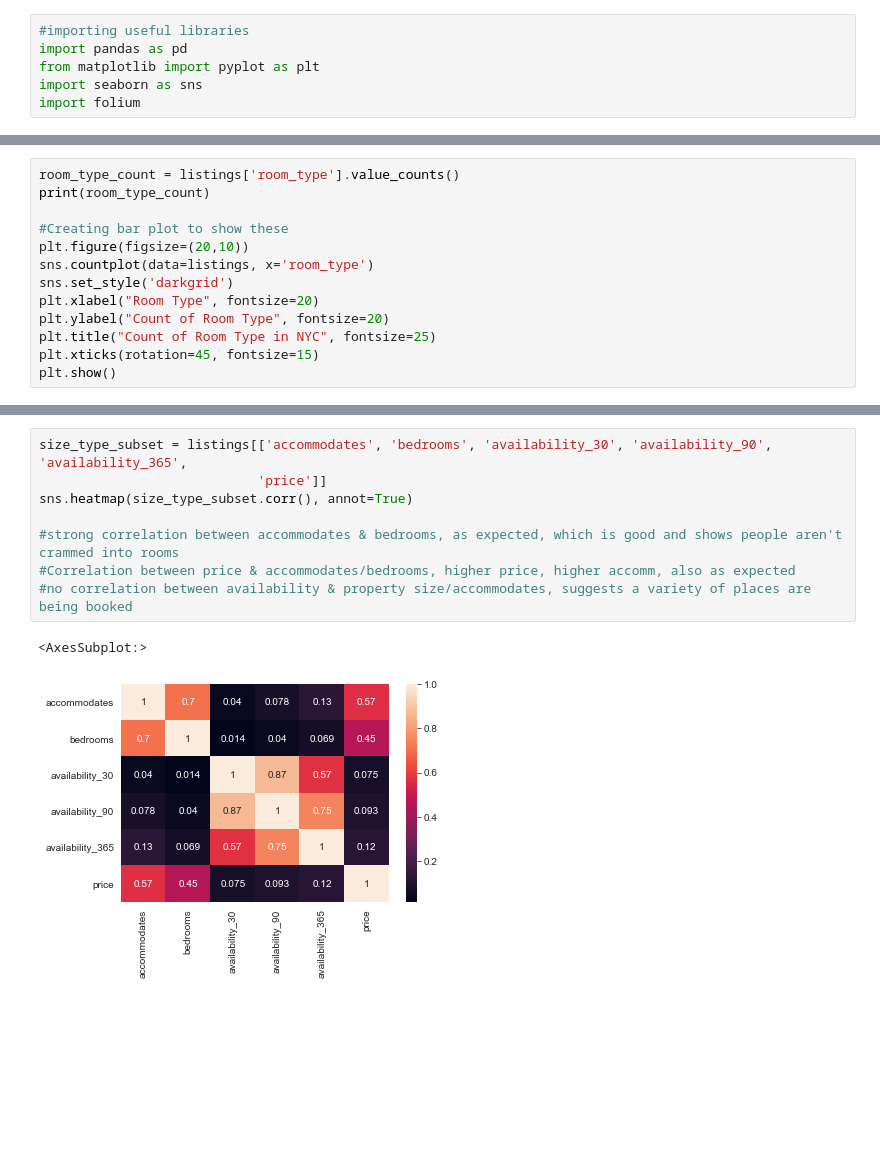
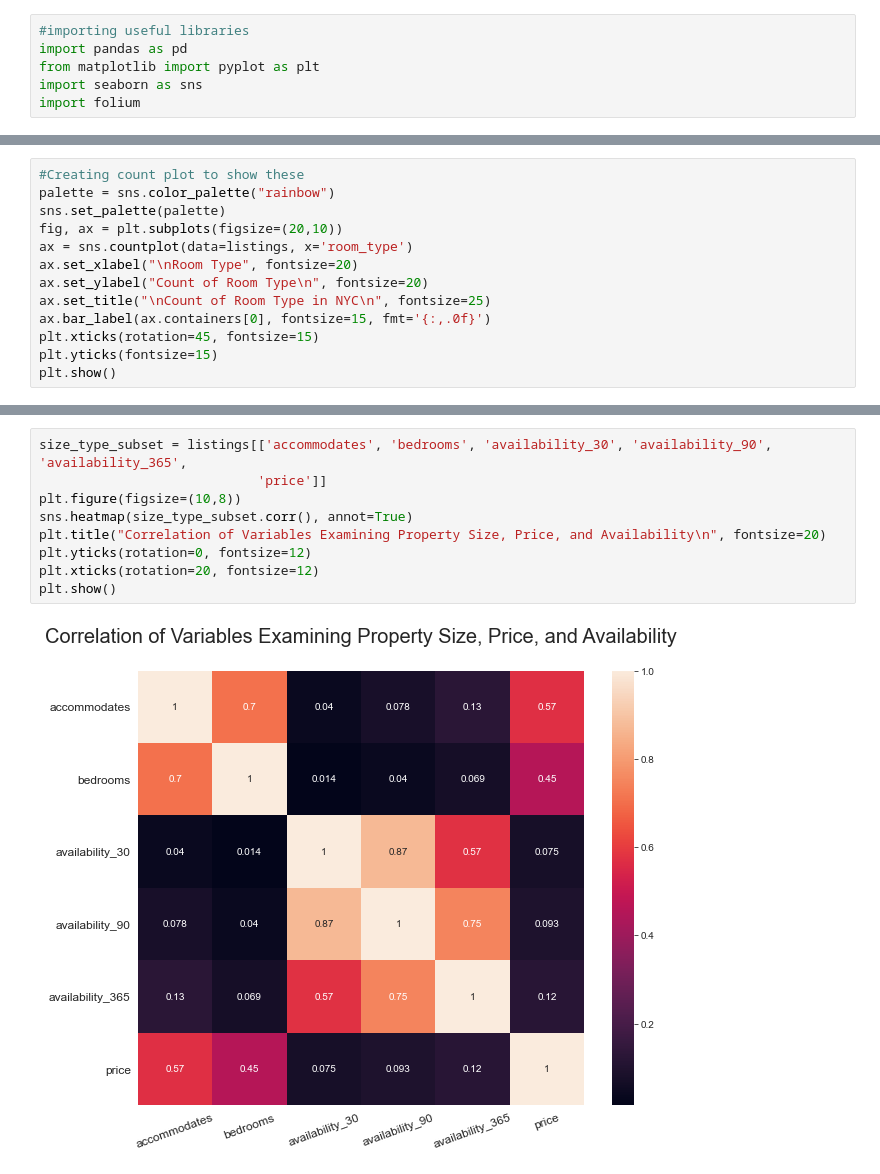
Before and after one commit to rachelastar/airbnb-eda, a Jupyter notebook: Airbnb-EDA.ipynb, the cells around one changed output, grey strips where cells are left out. Drawn from its saved outputs; the diff is of its cells as text; blank space fills up the shorter version.

```diff
--- a/Airbnb-EDA.ipynb
+++ b/Airbnb-EDA.ipynb
@@ -119,14 +143,14 @@ plt.show()
 # %%
-room_type_count = listings['room_type'].value_counts()
-print(room_type_count)
-
-#Creating bar plot to show these
-plt.figure(figsize=(20,10))
-sns.countplot(data=listings, x='room_type')
-sns.set_style('darkgrid')
-plt.xlabel("Room Type", fontsize=20)
-plt.ylabel("Count of Room Type", fontsize=20)
-plt.title("Count of Room Type in NYC", fontsize=25)
+#Creating count plot to show these
+palette = sns.color_palette("rainbow")
+sns.set_palette(palette)
+fig, ax = plt.subplots(figsize=(20,10))
+ax = sns.countplot(data=listings, x='room_type')
+ax.set_xlabel("\nRoom Type", fontsize=20)
+ax.set_ylabel("Count of Room Type\n", fontsize=20)
+ax.set_title("\nCount of Room Type in NYC\n", fontsize=25)
+ax.bar_label(ax.containers[0], fontsize=15, fmt='{:,.0f}')
 plt.xticks(rotation=45, fontsize=15)
+plt.yticks(fontsize=15)
 plt.show()
 # %% [output]
@@ -175,11 +255,11 @@ plt.show()
 # %%
 size_type_subset = listings[['accommodates', 'bedrooms', 'availability_30', 'availability_90', 'availability_365',
                             'price']]
+plt.figure(figsize=(10,8))
 sns.heatmap(size_type_subset.corr(), annot=True)
-
-#strong correlation between accommodates & bedrooms, as expected, which is good and shows people aren't crammed into rooms
-#Correlation between price & accommodates/bedrooms, higher price, higher accomm, also as expected
-#no correlation between availability & property size/accommodates, suggests a variety of places are being booked
+plt.title("Correlation of Variables Examining Property Size, Price, and Availability\n", fontsize=20)
+plt.yticks(rotation=0, fontsize=12)
+plt.xticks(rotation=20, fontsize=12)
+plt.show()
 # %% [output]
-<AxesSubplot:>
-[figure, old version]
+[figure, new version]
```
Also changed, not shown: parts of 60 cells of this notebook.
